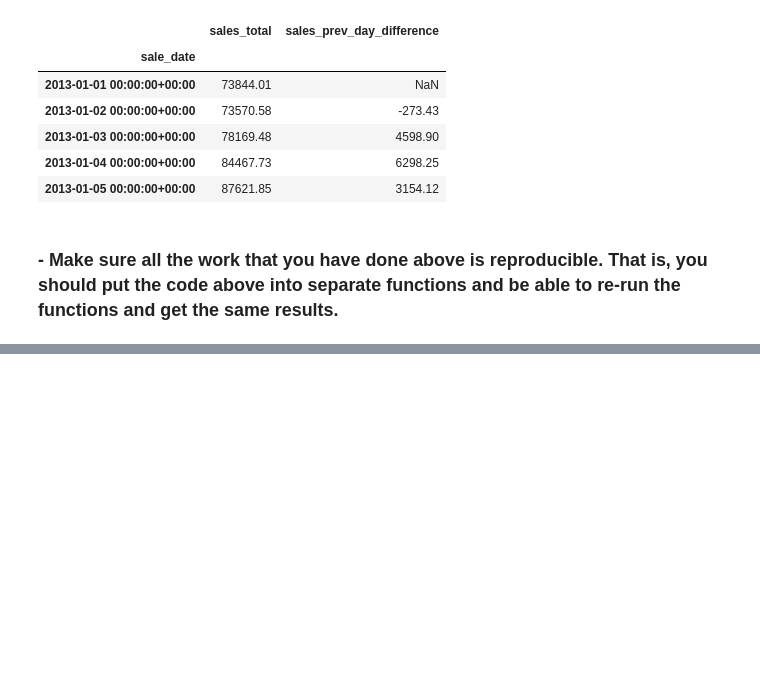
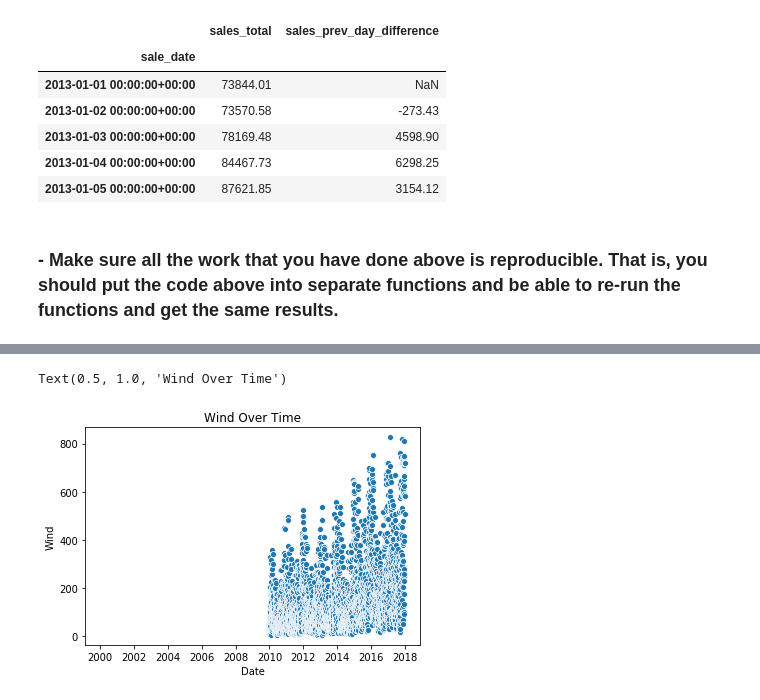
Before and after one commit to davidtenorio1/ds-methodologies-exercises, a Jupyter notebook: time_series/prep.ipynb, the cells around one changed output, grey strips where cells are left out. Drawn from its saved outputs; the diff is of its cells as text; code cells hidden in the pictures; blank space fills up the shorter version.

```diff
--- a/time_series/prep.ipynb
+++ b/time_series/prep.ipynb
@@ -145,0 +238,6 @@ def get_sales_by_day(df):
+# %%
+ax = sns.scatterplot(x= 'Date', y= 'Wind', data= opsd)
+ax.set_title("Wind Over Time")
+# %% [output]
+Text(0.5, 1.0, 'Wind Over Time')
+[figure, added]
```
Also changed, not shown: parts of 25 cells of this notebook, 4 other files.
